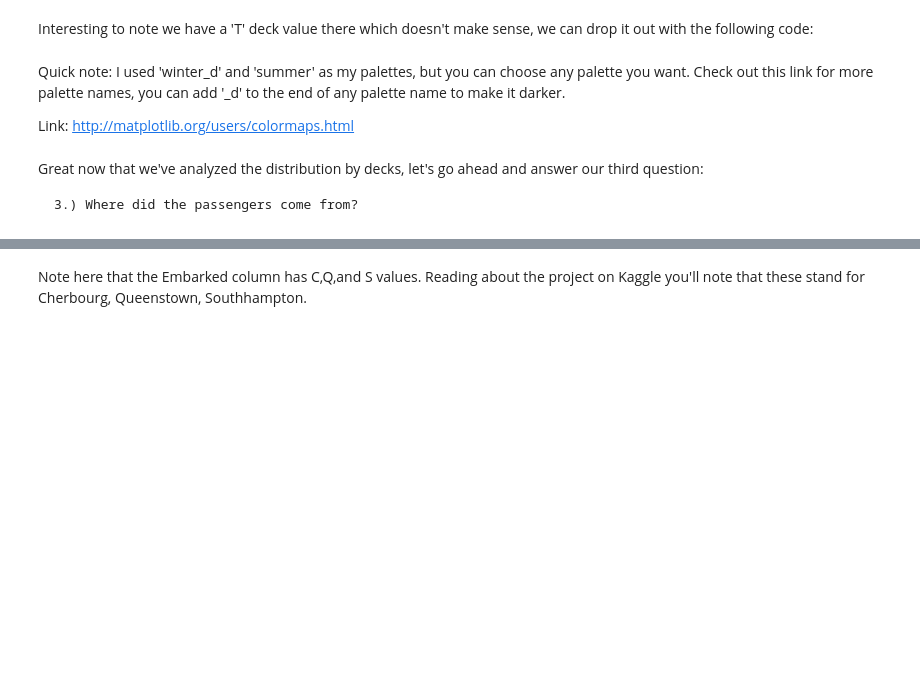
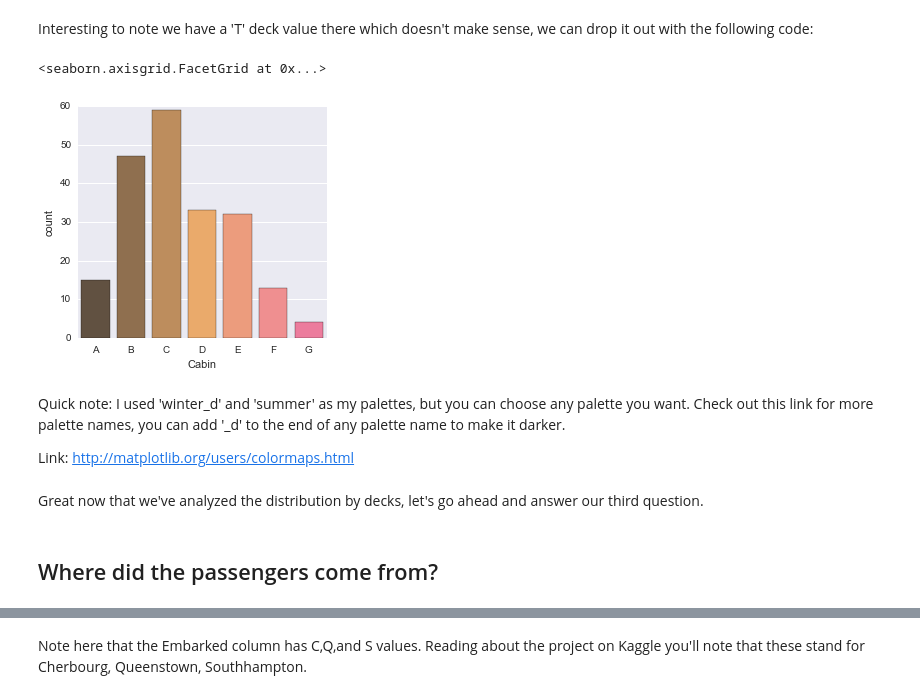
Before and after one commit to data-science-competitions/Kaggle-Titanic, a Jupyter notebook: Python/notebooks/tutorial_notebook.ipynb, the cells around one changed output, grey strips where cells are left out. Saved outputs shown, nothing was run; the diff lists cells and outputs as text; code cells hidden in the pictures; blank space fills up the shorter version.

```diff
--- a/Python/notebooks/tutorial_notebook.ipynb
+++ b/Python/notebooks/tutorial_notebook.ipynb
@@ -256,16 +260,19 @@ Interesting to note we have a 'T' deck value there which doesn't make sense, we
 # %%
 # Redefine cabin_df as everything but where the row was equal to 'T'
 cabin_df = cabin_df[cabin_df.Cabin != 'T']
 #Replot
-sns.factorplot('Cabin',data=cabin_df,palette='summer')
+sns.factorplot('Cabin', data=cabin_df, palette='spring_d', kind="count", order=['A','B','C','D','E','F','G'])
+# %% [output]
+<seaborn.axisgrid.FacetGrid at 0x...>
+[figure, added]
 # %% [markdown]
 Quick note: I used 'winter_d' and 'summer' as my palettes, but you can choose any palette you want. Check out this link for more palette names, you can add '_d' to the end of any palette name to make it darker.
 
 Link: http://matplotlib.org/users/colormaps.html
 # %% [markdown]
-Great now that we've analyzed the distribution by decks, let's go ahead and answer our third question:
-
-    3.) Where did the passengers come from?
+Great now that we've analyzed the distribution by decks, let's go ahead and answer our third question.
+# %% [markdown]
+## Where did the passengers come from?
 # %%
 # Let's take another look at our original data
 titanic_df.head()
```
Also changed, not shown: parts of 7 cells of this notebook.
